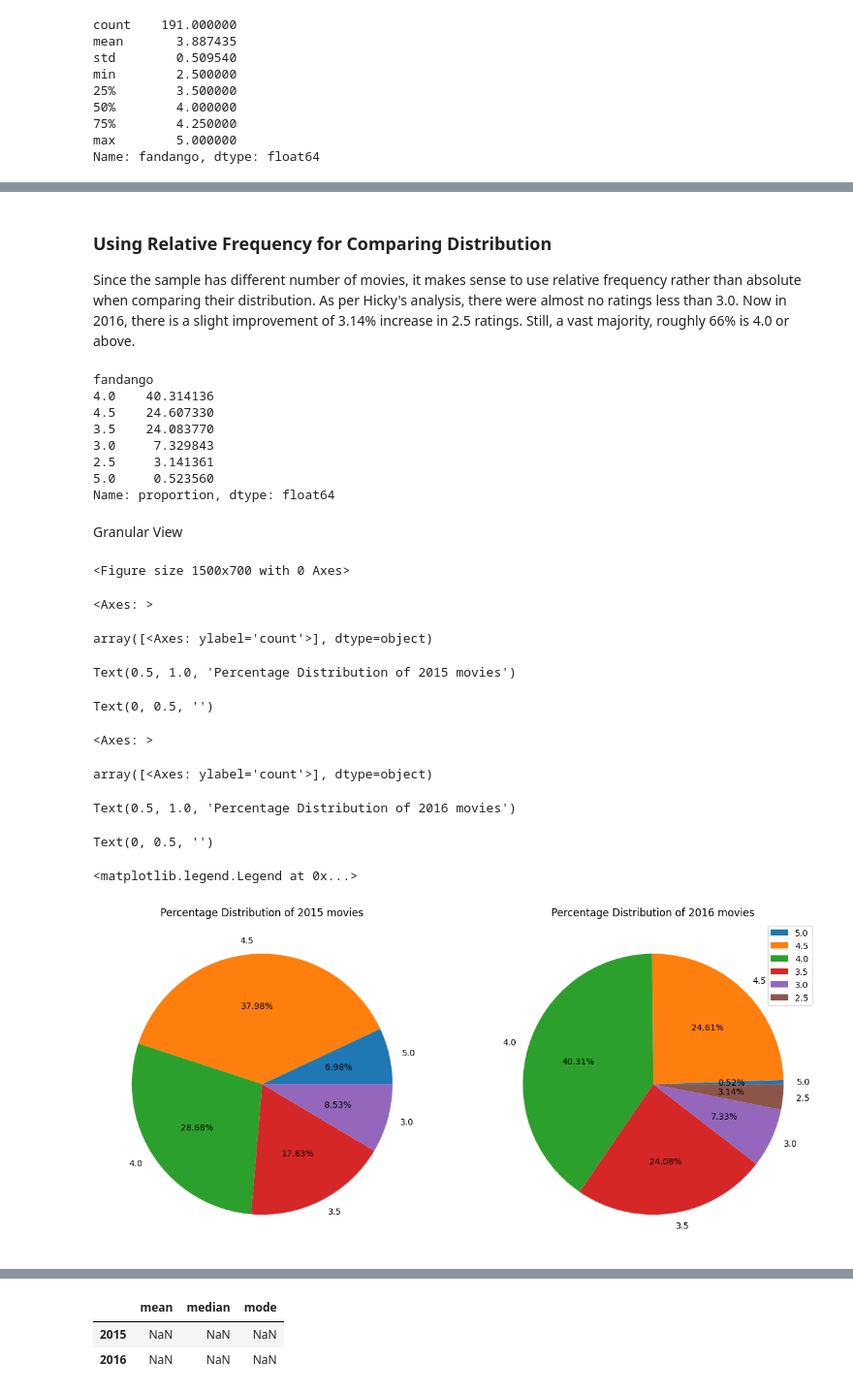
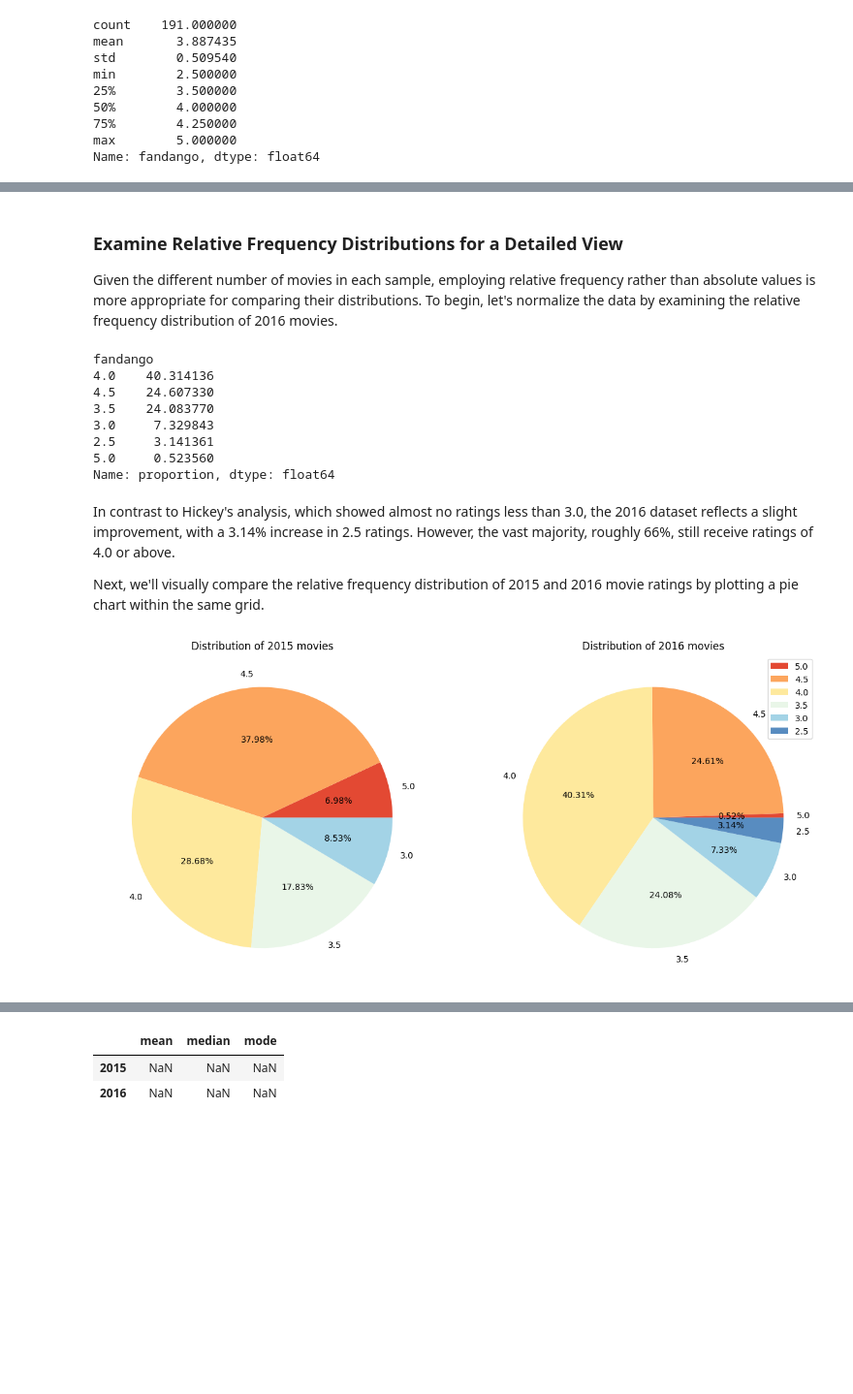
Before and after one commit to shree131/Investigation-of-Fandango-Movie-Rating-Biases, a Jupyter notebook: Fandango_Ratings_Analysis_Report.ipynb, the cells around one changed output, grey strips where cells are left out. Shown at 97% size. Cells and saved outputs as stored; diff of their text form; code cells hidden in the pictures; blank space fills up the shorter version.

Commit message:
Visual adjustements to the project analysis

```diff
--- a/Fandango_Ratings_Analysis_Report.ipynb
+++ b/Fandango_Ratings_Analysis_Report.ipynb
@@ -336,14 +343,22 @@ We'll start by a high level comparision between the two dataset by plotting a ke
 import seaborn as sns, matplotlib.pyplot as plt
 from numpy import arange
 %matplotlib inline
+plt.style.use('_classic_test_patch')
+palette_colors = sns.color_palette('RdYlBu')
 
+# Plot kernel distribution estimate plots for 2015 and 2016 data
 sns.kdeplot(data=movies_2015, x='fandango_stars', label='2015', fill=True)
 sns.kdeplot(data=movies_2016, x='fandango', label='2016', fill=True)
 
+#movies_2015['fandango_stars'].plot.kde(label = '2015', legend = True, figsize = (8,5.5))
+#movies_2016['fandango'].plot.kde(label = '2016', legend = True)
+
+# Customize the visualization
 plt.title('Rating Distribution in 2015 and 2016', size='x-large')
 plt.xlabel('Rating')
 plt.xlim(0, 5)
 plt.xticks(arange(0.0, 5.1, .5))
 plt.legend()
-plt.show()
+
+plt.show();
 # %% [output]
@@ -409,6 +401,5 @@ As per Hicky's analysis, there were almost no ratings less than 3.0. Now in 2016
 # %% [markdown]
-### Using Relative Frequency for Comparing Distribution
+### Examine Relative Frequency Distributions for a Detailed View
 
-Since the sample has different number of movies, it makes sense to use relative frequency rather than absolute when comparing their distribution.
-As per Hicky's analysis, there were almost no ratings less than 3.0. Now in 2016, there is a slight improvement of 3.14% increase in 2.5 ratings. Still, a vast majority, roughly 66% is 4.0 or above.
+Given the different number of movies in each sample, employing relative frequency rather than absolute values is more appropriate for comparing their distributions. To begin, let's normalize the data by examining the relative frequency distribution of 2016 movies.
 # %%
@@ -422,34 +414,31 @@ fandango
 2.5     3.141361
 5.0     0.523560
 Name: proportion, dtype: float64
-# %% [markdown]
-Granular View
+# %% [markdown]
+In contrast to Hickey's analysis, which showed almost no ratings less than 3.0, the 2016 dataset reflects a slight improvement, with a 3.14% increase in 2.5 ratings. However, the vast majority, roughly 66%, still receive ratings of 4.0 or above.
+
+Next, we'll visually compare the relative frequency distribution of 2015 and 2016 movie ratings by plotting a pie chart within the same grid.
 # %%
 plt.figure(figsize=(15, 7))
 
+# Plot the 2015 movie rating in a pie chart
 plt.subplot(1, 2, 1)
-movies_2015['fandango_stars'].value_counts().sort_index(ascending=False).plot.pie(subplots=True, autopct='%.2f%%')
+movies_2015['fandango_stars'].value_counts().sort_index(ascending=False).plot.pie(subplots=True, autopct='%.2f%%', colors=palette_colors)
 
-plt.title('Percentage Distribution of 2015 movies')
+# Customize visualization
+plt.title('Distribution of 2015 movies')
 plt.ylabel('')
 
+# Plot the 2016 movie rating in a pie chart
 plt.subplot(1, 2, 2)
-movies_2016['fandango'].value_counts().sort_index(ascending=False).plot.pie(subplots=True, autopct='%.2f%%')
-plt.title('Percentage Distribution of 2016 movies')
+movies_2016['fandango'].value_counts().sort_index(ascending=False).plot.pie(subplots=True, autopct='%.2f%%', colors=palette_colors)
+
+# Customize visualization
+plt.title('Distribution of 2016 movies')
 plt.ylabel('')
 
 plt.legend(loc='upper right')
-plt.show()
+plt.show();
 # %% [output]
-<Figure size 1500x700 with 0 Axes>
-<Axes: >
-array([<Axes: ylabel='count'>], dtype=object)
-Text(0.5, 1.0, 'Percentage Distribution of 2015 movies')
-Text(0, 0.5, '')
-<Axes: >
-array([<Axes: ylabel='count'>], dtype=object)
-Text(0.5, 1.0, 'Percentage Distribution of 2016 movies')
-Text(0, 0.5, '')
-<matplotlib.legend.Legend at 0x...>
-[figure, old version]
+[figure, new version]
 # %% [markdown]
```
Also changed, not shown: parts of 18 cells of this notebook.
